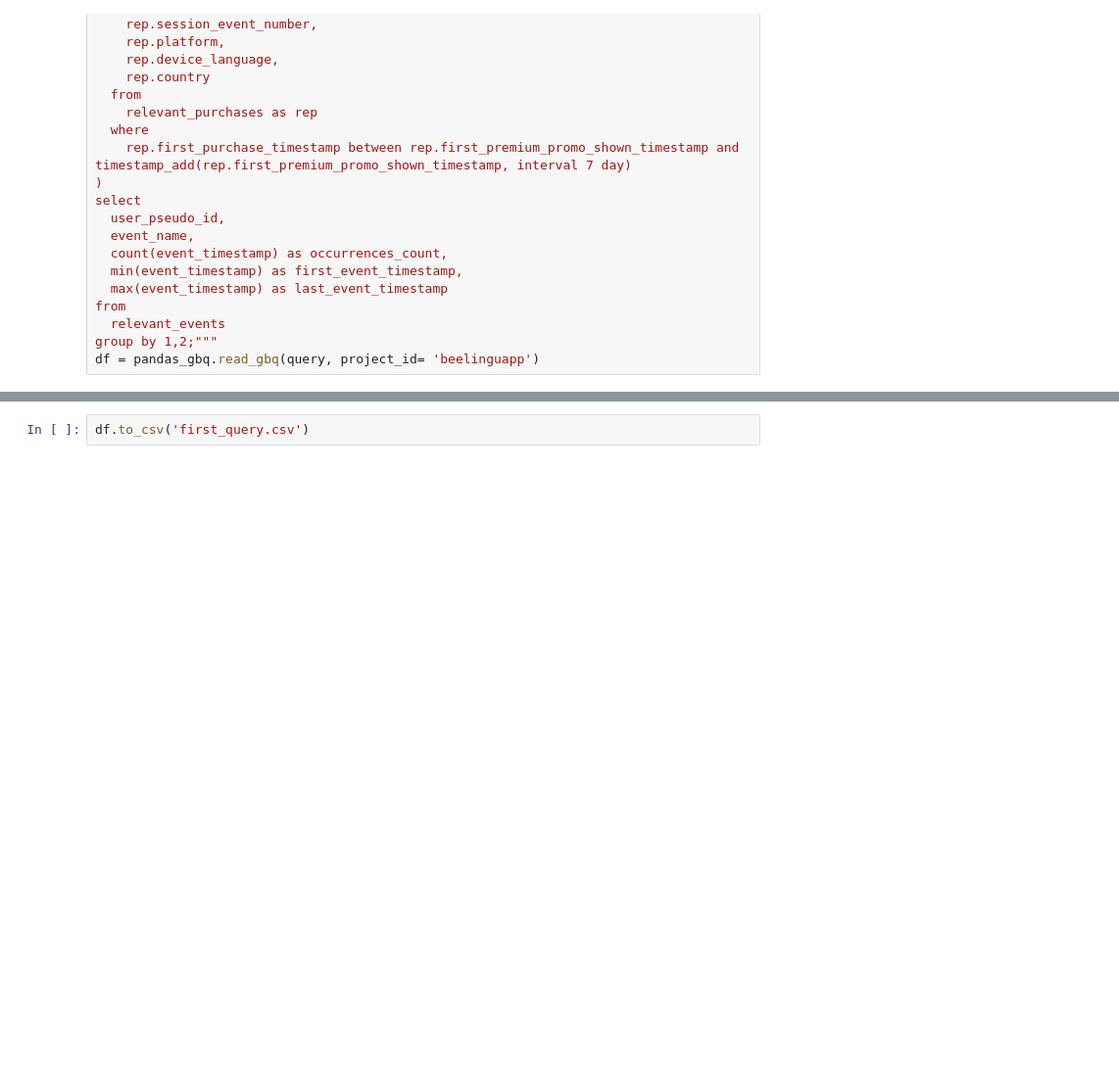
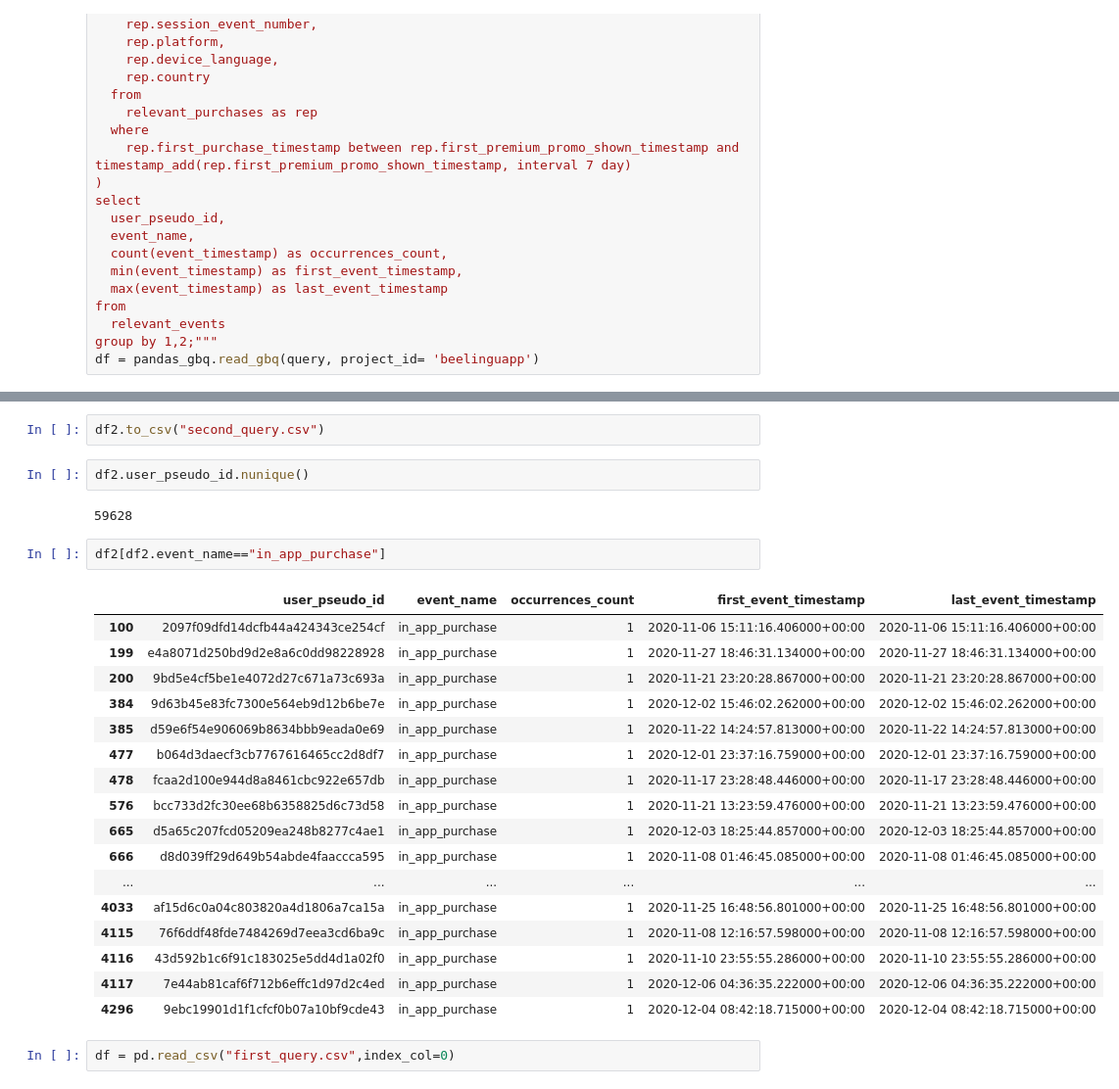
Before and after one commit to danielquer/ironhack-project-2, a Jupyter notebook: Project2_first.ipynb, the cells around one changed output, grey strips where cells are left out. Shown: that part at 98% size. Saved outputs shown, nothing was run; the diff lists cells and outputs as text; blank space fills up the shorter version.

```diff
--- a/Project2_first.ipynb
+++ b/Project2_first.ipynb
@@ -131,5 +258,31 @@ df.shape
+# %%
+df2.to_csv("second_query.csv")
+# %%
+df2.user_pseudo_id.nunique()
+# %% [output]
+59628
+# %%
+df2[df2.event_name=="in_app_purchase"]
+# %% [output]
+|  | user_pseudo_id | event_name | occurrences_count | first_event_timestamp | last_event_timestamp |
+| 100 | 2097f09dfd14dcfb44a424343ce254cf | in_app_purchase | 1 | 2020-11-06 15:11:16.406000+00:00 | 2020-11-06 15:11:16.406000+00:00 |
+| 199 | e4a8071d250bd9d2e8a6c0dd98228928 | in_app_purchase | 1 | 2020-11-27 18:46:31.134000+00:00 | 2020-11-27 18:46:31.134000+00:00 |
+| 200 | 9bd5e4cf5be1e4072d27c671a73c693a | in_app_purchase | 1 | 2020-11-21 23:20:28.867000+00:00 | 2020-11-21 23:20:28.867000+00:00 |
+| 384 | 9d63b45e83fc7300e564eb9d12b6be7e | in_app_purchase | 1 | 2020-12-02 15:46:02.262000+00:00 | 2020-12-02 15:46:02.262000+00:00 |
+| 385 | d59e6f54e906069b8634bbb9eada0e69 | in_app_purchase | 1 | 2020-11-22 14:24:57.813000+00:00 | 2020-11-22 14:24:57.813000+00:00 |
+| 477 | b064d3daecf3cb7767616465cc2d8df7 | in_app_purchase | 1 | 2020-12-01 23:37:16.759000+00:00 | 2020-12-01 23:37:16.759000+00:00 |
+| 478 | fcaa2d100e944d8a8461cbc922e657db | in_app_purchase | 1 | 2020-11-17 23:28:48.446000+00:00 | 2020-11-17 23:28:48.446000+00:00 |
+| 576 | bcc733d2fc30ee68b6358825d6c73d58 | in_app_purchase | 1 | 2020-11-21 13:23:59.476000+00:00 | 2020-11-21 13:23:59.476000+00:00 |
+| 665 | d5a65c207fcd05209ea248b8277c4ae1 | in_app_purchase | 1 | 2020-12-03 18:25:44.857000+00:00 | 2020-12-03 18:25:44.857000+00:00 |
+| 666 | d8d039ff29d649b54abde4faaccca595 | in_app_purchase | 1 | 2020-11-08 01:46:45.085000+00:00 | 2020-11-08 01:46:45.085000+00:00 |
+| ... | ... | ... | ... | ... | ... |
+| 4033 | af15d6c0a04c803820a4d1806a7ca15a | in_app_purchase | 1 | 2020-11-25 16:48:56.801000+00:00 | 2020-11-25 16:48:56.801000+00:00 |
+| 4115 | 76f6ddf48fde7484269d7eea3cd6ba9c | in_app_purchase | 1 | 2020-11-08 12:16:57.598000+00:00 | 2020-11-08 12:16:57.598000+00:00 |
+| 4116 | 43d592b1c6f91c183025e5dd4d1a02f0 | in_app_purchase | 1 | 2020-11-10 23:55:55.286000+00:00 | 2020-11-10 23:55:55.286000+00:00 |
+| 4117 | 7e44ab81caf6f712b6effc1d97d2c4ed | in_app_purchase | 1 | 2020-12-06 04:36:35.222000+00:00 | 2020-12-06 04:36:35.222000+00:00 |
+| 4296 | 9ebc19901d1f1cfcf0b07a10bf9cde43 | in_app_purchase | 1 | 2020-12-04 08:42:18.715000+00:00 | 2020-12-04 08:42:18.715000+00:00 |
 # %%
-df.to_csv('first_query.csv')
+df = pd.read_csv("first_query.csv",index_col=0)
 # %%
 df.head()
 # %% [output]
```
Also changed, not shown: parts of 16 cells of this notebook, 1 other file.
